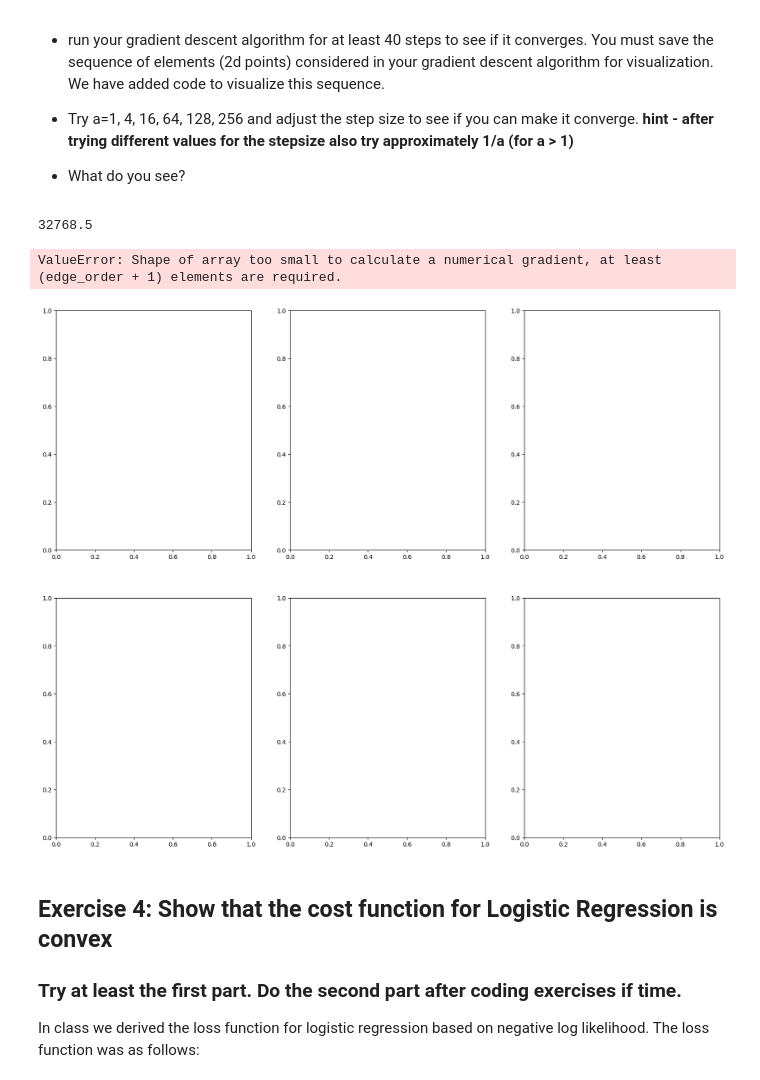
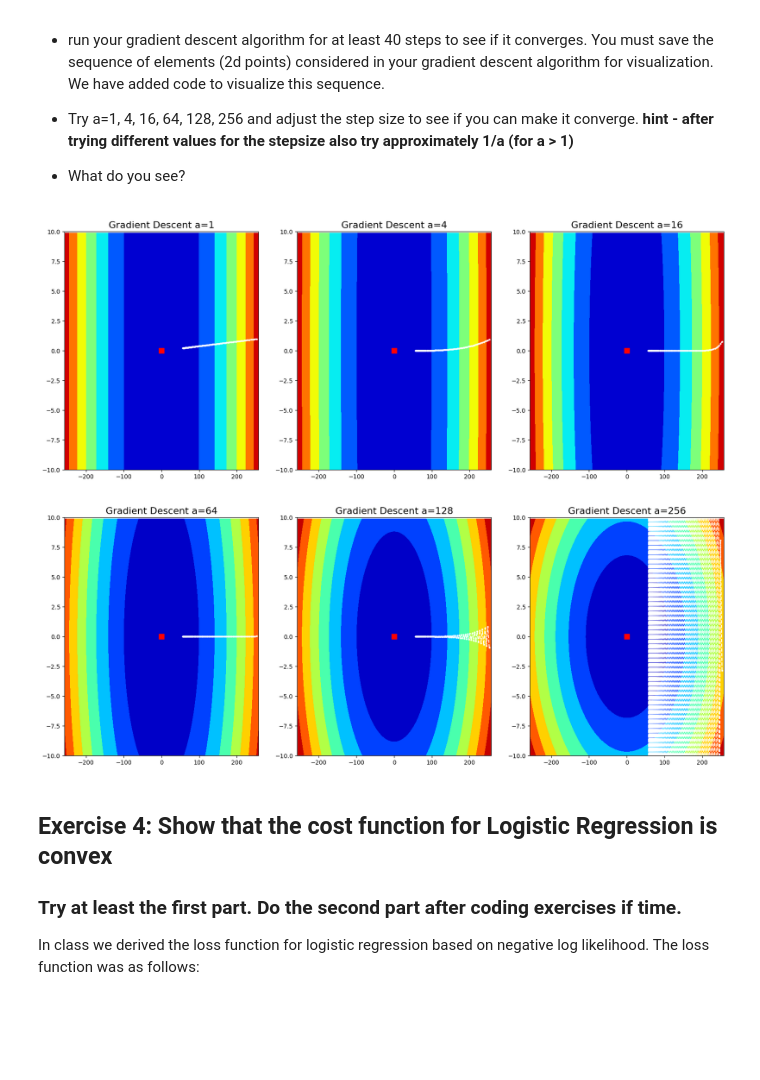
Before and after one commit to theahende/ML23, a Jupyter notebook: week4/theory.ipynb, the cells around one changed output. Saved outputs shown, nothing was run; the diff lists cells and outputs as text; code cells hidden in the pictures; blank space fills up the shorter version.

```diff
--- a/week4/theory.ipynb
+++ b/week4/theory.ipynb
@@ -88,8 +88,6 @@ We have added code to visualize this sequence.
 import numpy as np
 import matplotlib.pyplot as plt
 
-def f(a, x):
-    return 0.5 * (x[0]**2 + a * x[1]**2)
 
 def visualize(a, path, ax=None):
     """
@@ -109,44 +107,42 @@ def visualize(a, path, ax=None):
     ax.set_ylim([-y_range, y_range])
 
 def gd(a, step_size=0.1, steps=40):
     """ Run Gradient descent
         params:
         a - the parameter that define the function f
         step_size - constant stepsize to use for gradient descent
         steps - number of steps to run
 
         Returns: out, list with the sequence of points considered during the descent.
     """
-    out = []
     x = np.array([256.0, 1.0])[:, np.newaxis] # starting point
+    def f(a, x):
+        return 0.5 * (x[0]**2 + a * x[1]**2)
 
     #Define the function f depending on the parameter a
-    def f(x1, x2): return 0.5*(x1**2 + a * x2**2)
-    print(f(x[0],x[1])[0])
+    def grad_f(a,x):
+        return np.array([x[0],a*x[1]])
 
     ### YOUR CODE HERE
-    #We start by returning the gradient of function f
+    out = []
     for i in range(steps):
-        gradient = np.gradient(f(x[0],x[1]))
-
+        gradient = grad_f(a,x)
         x = x - step_size * gradient
-    out = x
+        out.append(x)
     ### END CODE
     return out
 
 fig, axes = plt.subplots(2, 3, figsize=(20, 16))
 ateam = [[1, 4, 16], [64, 128, 256]]
 for i in range(2):
     for j in range(3):
         ax = axes[i][j]
         a = ateam[i][j]
-        path = gd(a, step_size=0.1, steps=40) # use good step size here instead of standard value
+        path = gd(a, step_size=0.015, steps=100) # use good step size here instead of standard value
         visualize(a, path, ax)
         ax.set_title('Gradient Descent a={0}'.format(a), fontsize=16)
 # %% [output]
-32768.5
-ValueError: Shape of array too small to calculate a numerical gradient, at least (edge_order + 1) elements are required.
-[figure, old version]
+[figure, new version]
 # %% [markdown]
 ## Exercise 4:  Show that the cost function for Logistic Regression is convex
 ### Try at least the first part. Do the second part after coding exercises if time.
```
Also changed, not shown: 3 other files.
